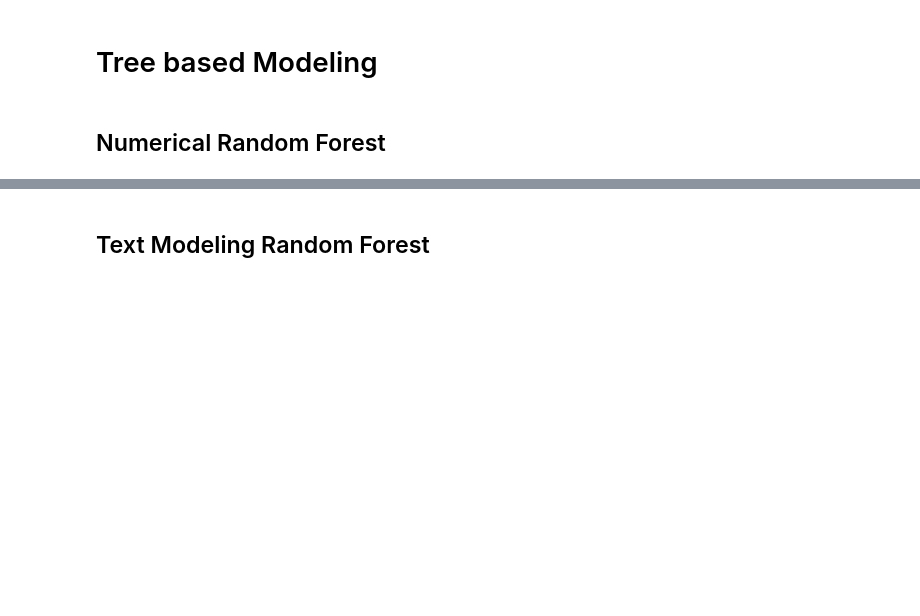
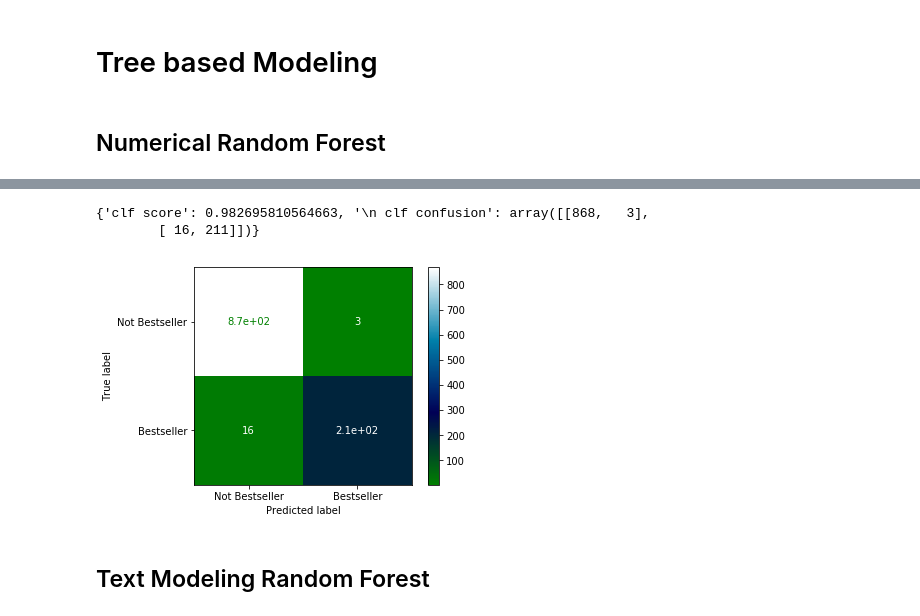
Before and after one commit to robillersomeone/NYT_bestsellers, a Jupyter notebook: initial_modeling.ipynb, the cells around one changed output, grey strips where cells are left out. Drawn from its saved outputs; the diff is of its cells as text; code cells hidden in the pictures; blank space fills up the shorter version.

Commit message:
training eda and modeling

```diff
--- a/initial_modeling.ipynb
+++ b/initial_modeling.ipynb
@@ -105,4 +93,10 @@ baseline_modeling(rf, X_train_rating, y_train_rating)
 [figure]
+# %%
+baseline_modeling(rf, X_train_rating, y_train_rating)
+# %% [output]
+{'clf score': 0.982695810564663, '\n clf confusion': array([[868,   3],
+        [ 16, 211]])}
+[figure, added]
 # %%
 # random_forest.decision_path(X_train_rating)
 # %%
```
Also changed, not shown: parts of 4 cells of this notebook, 3 other files.
